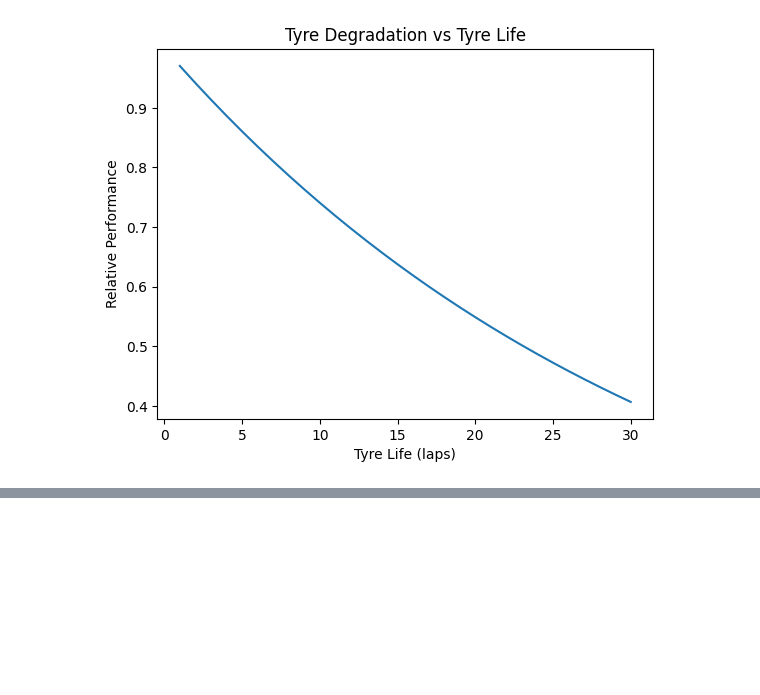
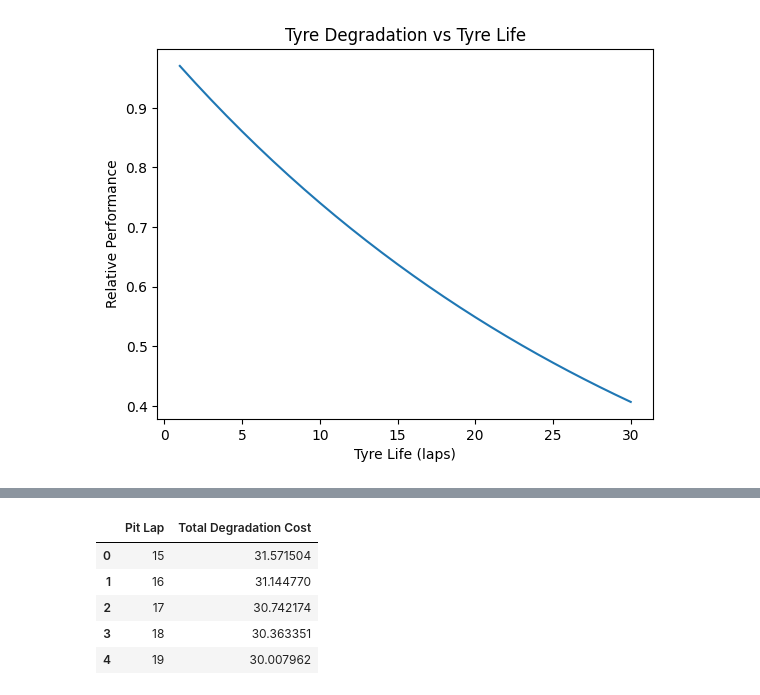
Before and after one commit to Sneha73685/f1-tyre-strategy-colab, a Jupyter notebook: tyre-degradation-simulation.ipynb, the cells around one changed output, grey strips where cells are left out. Drawn from its saved outputs; the diff is of its cells as text; code cells hidden in the pictures; blank space fills up the shorter version.

```diff
--- a/tyre-degradation-simulation.ipynb
+++ b/tyre-degradation-simulation.ipynb
@@ -77,0 +72,22 @@ plt.show()
+# %%
+from strategy import one_stop_strategy
+
+total_laps = 70
+model = TyreDegradationModel(compound="Medium")
+
+pit_range = range(15, 41)
+one_stop_results = []
+
+for pit in pit_range:
+    cost = one_stop_strategy(model, total_laps, pit)
+    one_stop_results.append((pit, cost))
+
+one_stop_df = pd.DataFrame(one_stop_results, columns=["Pit Lap", "Total Degradation Cost"])
+one_stop_df.head()
+# %% [output]
+|  | Pit Lap | Total Degradation Cost |
+| 0 | 15 | 31.571504 |
+| 1 | 16 | 31.144770 |
+| 2 | 17 | 30.742174 |
+| 3 | 18 | 30.363351 |
+| 4 | 19 | 30.007962 |
```
Also changed, not shown: parts of 11 cells of this notebook, 2 other files.
